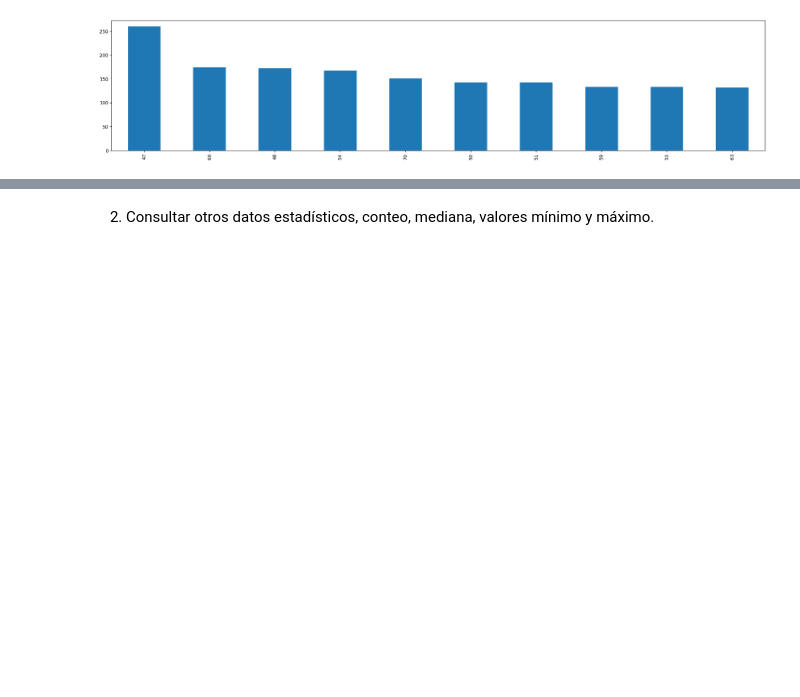
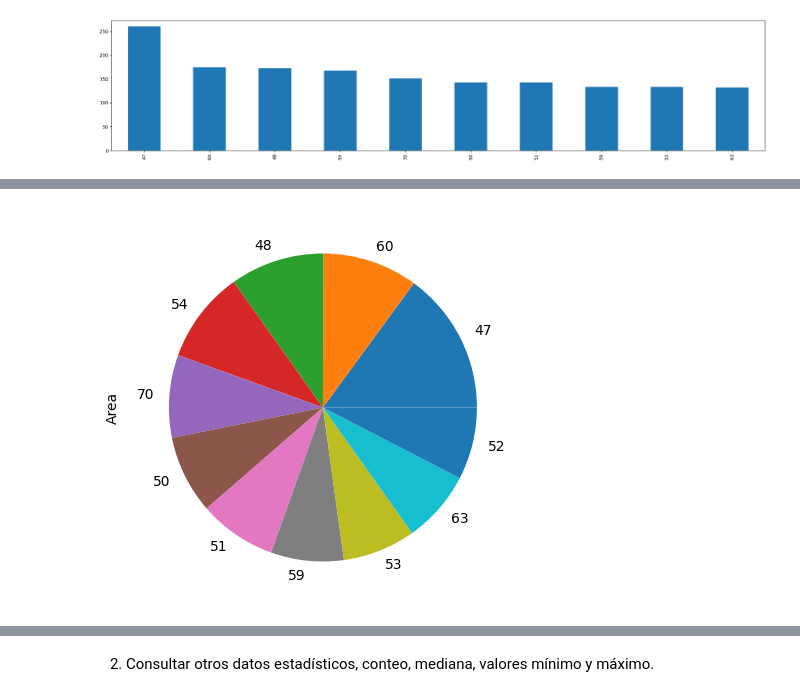
Before and after one commit to Wanves/InmersionAluraLatamDatos, a Jupyter notebook: Clase1.ipynb, the cells around one changed output, grey strips where cells are left out. Saved outputs shown, nothing was run; the diff lists cells and outputs as text; code cells hidden in the pictures; blank space fills up the shorter version.

```diff
--- a/Clase1.ipynb
+++ b/Clase1.ipynb
@@ -501,0 +517,5 @@ inmuebles_barrio_total_documentacion.head(10).plot.bar();
+# %%
+plt.figure(figsize=(20,5))
+inmuebles_barrio_total_documentacion.head(11).plot.pie();
+# %% [output]
+[figure, added]
```
Also changed, not shown: parts of 4 cells of this notebook.
